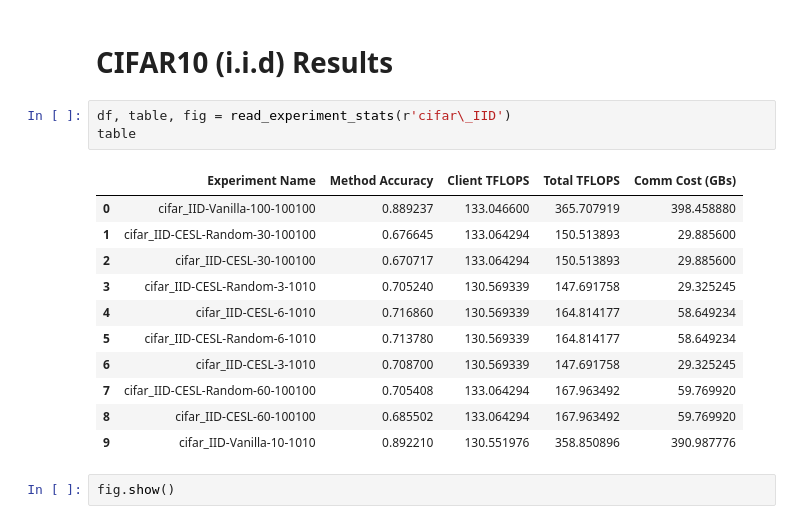
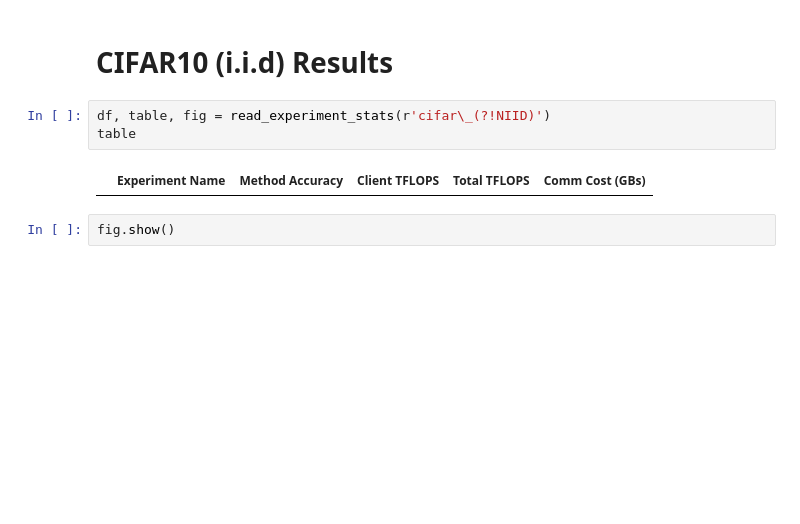
Before and after one commit to ayushchopra96/distributed-ml-research, a Jupyter notebook: split_nn_ucb/plots.ipynb, the cells around one changed output. Cells and saved outputs as stored; diff of their text form; blank space fills up the shorter version.

```diff
--- a/split_nn_ucb/plots.ipynb
+++ b/split_nn_ucb/plots.ipynb
@@ -93,20 +85,10 @@ fig.show()
 # %% [markdown]
 # CIFAR10 (i.i.d) Results
 # %%
-df, table, fig = read_experiment_stats(r'cifar\_IID')
+df, table, fig = read_experiment_stats(r'cifar\_(?!NIID)')
 table
 # %% [output]
 |  | Experiment Name | Method Accuracy | Client TFLOPS | Total TFLOPS | Comm Cost (GBs) |
-| 0 | cifar_IID-Vanilla-100-100100 | 0.889237 | 133.046600 | 365.707919 | 398.458880 |
-| 1 | cifar_IID-CESL-Random-30-100100 | 0.676645 | 133.064294 | 150.513893 | 29.885600 |
-| 2 | cifar_IID-CESL-30-100100 | 0.670717 | 133.064294 | 150.513893 | 29.885600 |
-| 3 | cifar_IID-CESL-Random-3-1010 | 0.705240 | 130.569339 | 147.691758 | 29.325245 |
-| 4 | cifar_IID-CESL-6-1010 | 0.716860 | 130.569339 | 164.814177 | 58.649234 |
-| 5 | cifar_IID-CESL-Random-6-1010 | 0.713780 | 130.569339 | 164.814177 | 58.649234 |
-| 6 | cifar_IID-CESL-3-1010 | 0.708700 | 130.569339 | 147.691758 | 29.325245 |
-| 7 | cifar_IID-CESL-Random-60-100100 | 0.705408 | 133.064294 | 167.963492 | 59.769920 |
-| 8 | cifar_IID-CESL-60-100100 | 0.685502 | 133.064294 | 167.963492 | 59.769920 |
-| 9 | cifar_IID-Vanilla-10-1010 | 0.892210 | 130.551976 | 358.850896 | 390.987776 |
 # %%
 fig.show()
 # %% [markdown]
```
Also changed, not shown: parts of 6 cells of this notebook, 45 other files.
